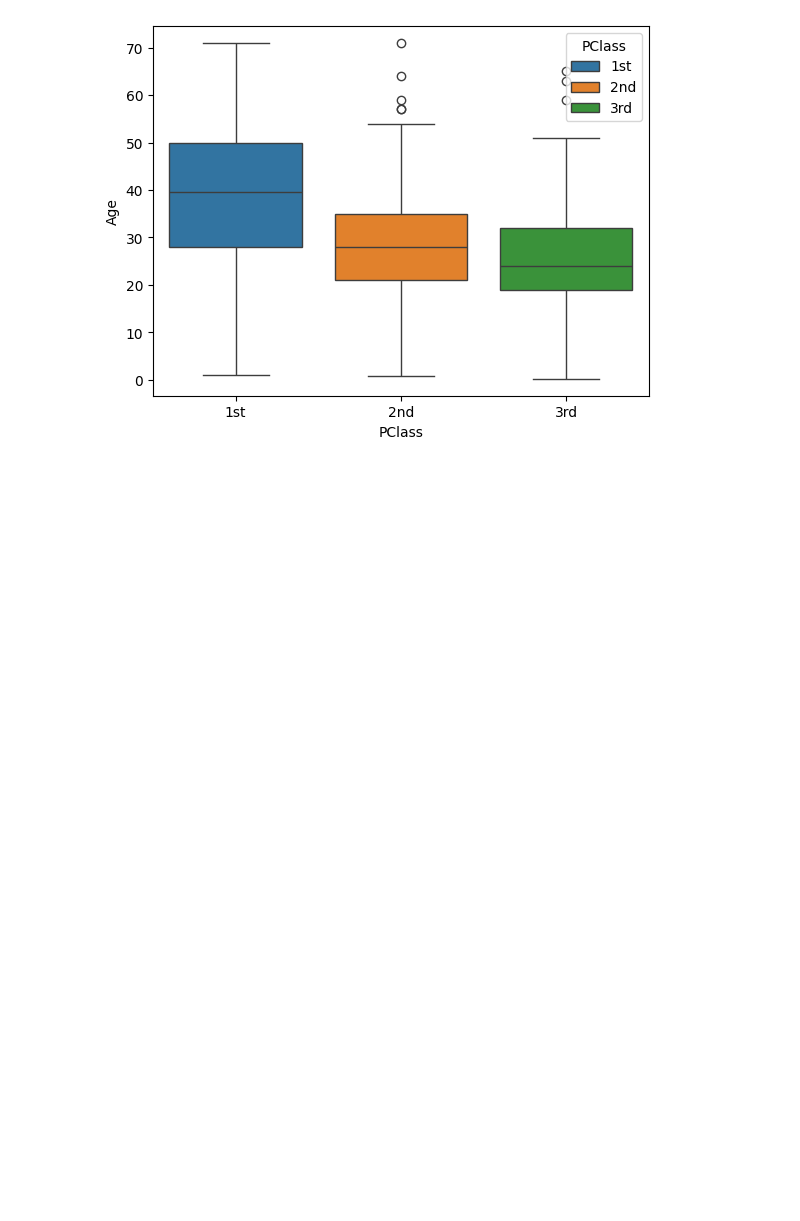
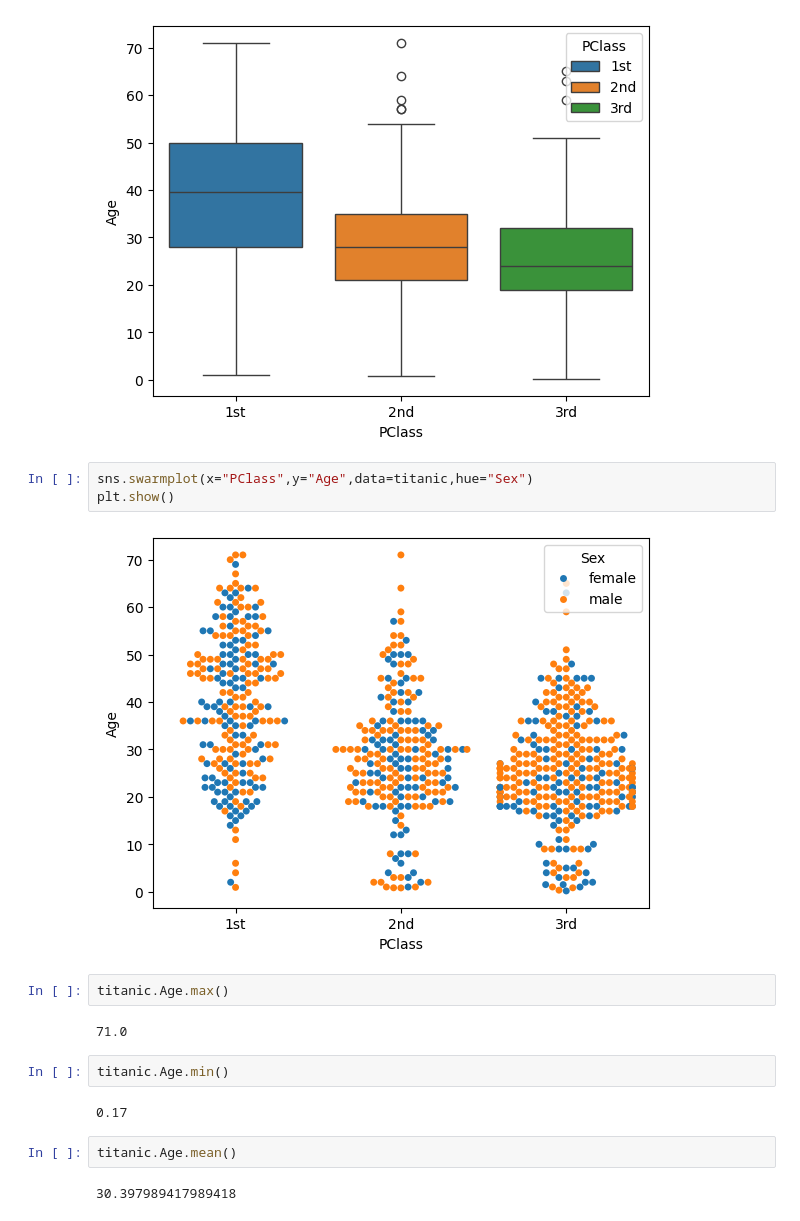
Before and after one commit to labib1910024/Python_Basic, a Jupyter notebook: eda_titanic.ipynb, the cells around one changed output. Drawn from its saved outputs; the diff is of its cells as text; blank space fills up the shorter version.

```diff
--- a/eda_titanic.ipynb
+++ b/eda_titanic.ipynb
@@ -107,3 +107,20 @@ sns.boxplot(x="PClass",y="Age",data=titanic,hue="PClass")
 plt.show()
 # %% [output]
 [figure]
+# %%
+sns.swarmplot(x="PClass",y="Age",data=titanic,hue="Sex")
+plt.show()
+# %% [output]
+[figure, added]
+# %%
+titanic.Age.max()
+# %% [output]
+71.0
+# %%
+titanic.Age.min()
+# %% [output]
+0.17
+# %%
+titanic.Age.mean()
+# %% [output]
+30.397989417989418
```
Also changed, not shown: parts of 2 cells of this notebook.
